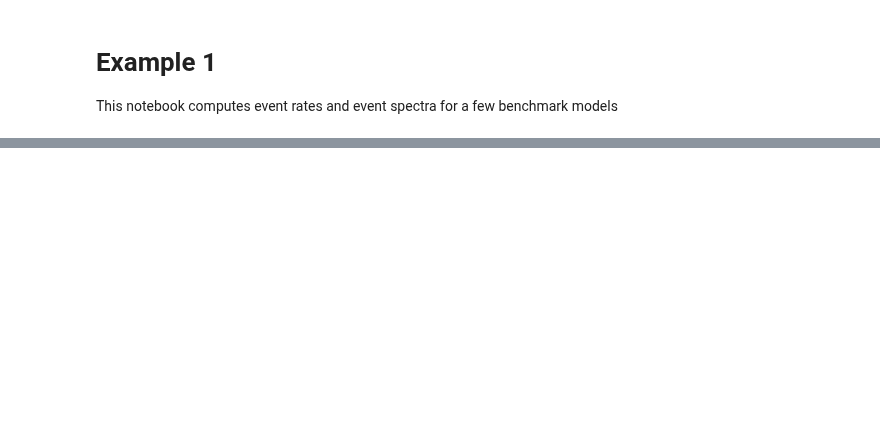
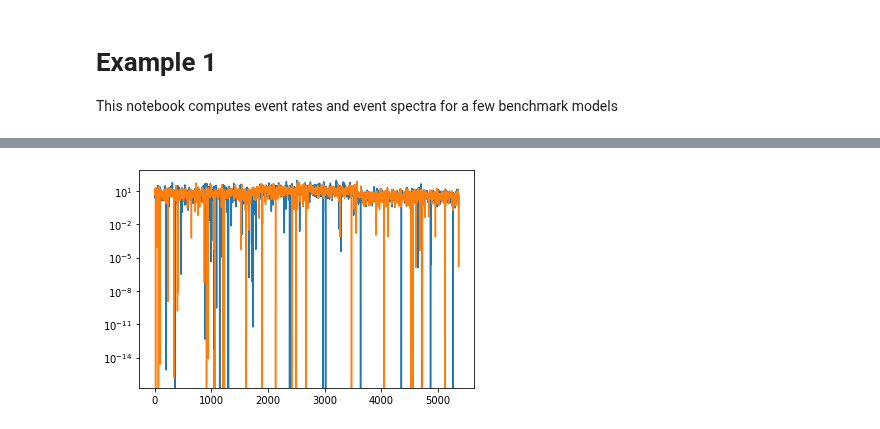
Before and after one commit to mhostert/DarkNews-generator, a Jupyter notebook: examples/Example_1_benchmark_points.ipynb, the cells around one changed output, grey strips where cells are left out. Saved outputs shown, nothing was run; the diff lists cells and outputs as text; code cells hidden in the pictures; blank space fills up the shorter version.

```diff
--- a/examples/Example_1_benchmark_points.ipynb
+++ b/examples/Example_1_benchmark_points.ipynb
@@ -56,0 +83,6 @@ const.get_decay_rate_in_cm(np.sum(df['w_decay_rate_0']))
+# %%
+plt.plot(df_d['w_flux_avg_xsec'])
+plt.plot(df_m['w_flux_avg_xsec'])
+plt.yscale("log")
+# %% [output]
+[figure, added]
```
Also changed, not shown: parts of 10 cells of this notebook, 10 other files.
